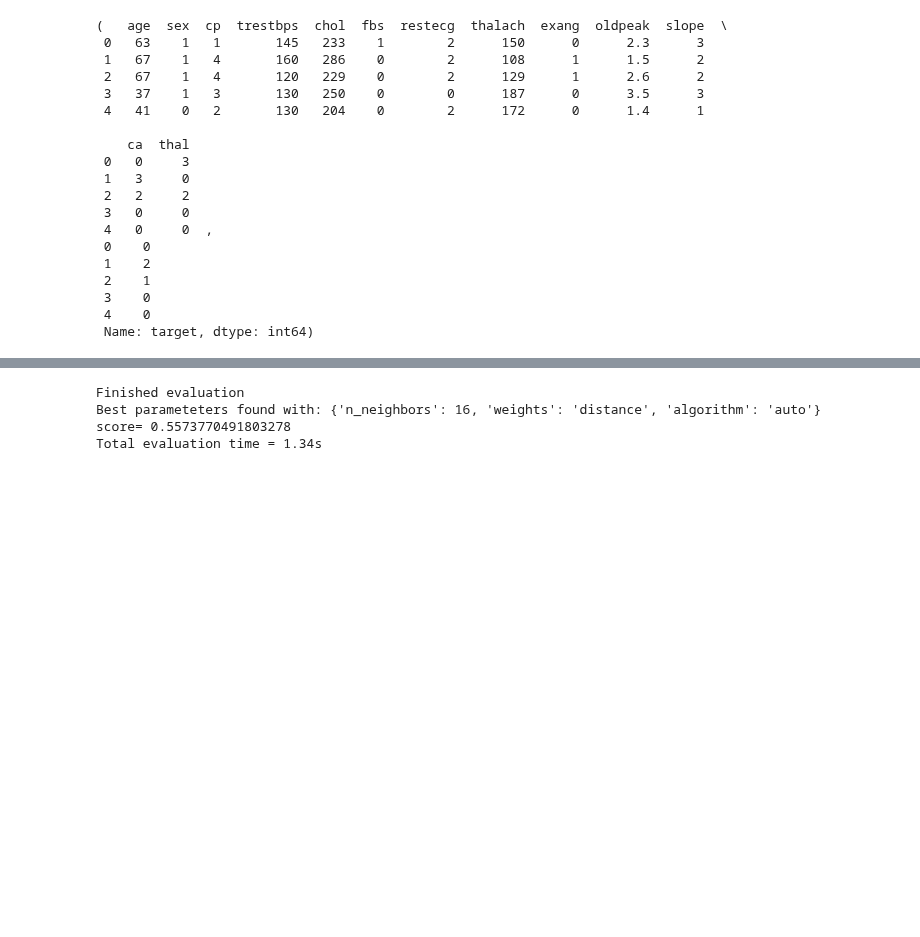
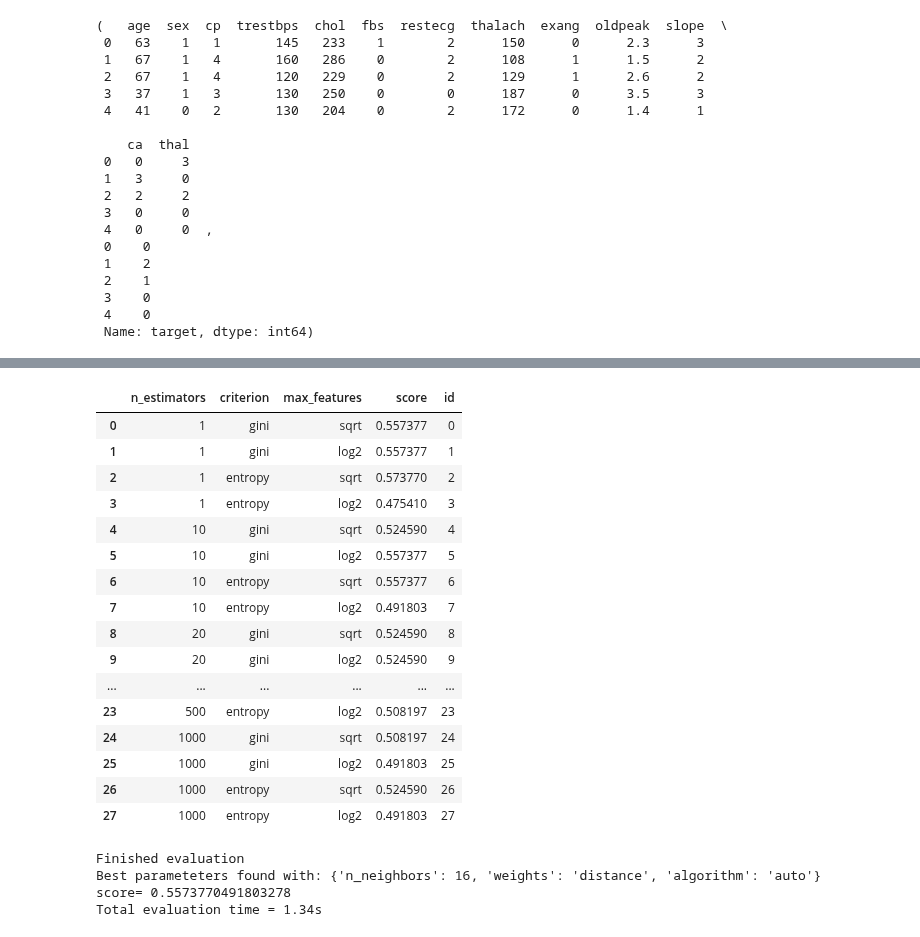
Before and after one commit to hitimr/ML_2020, a Jupyter notebook: Ex1/heart/rf.ipynb, the cells around one changed output, grey strips where cells are left out. Drawn from its saved outputs; the diff is of its cells as text; code cells hidden in the pictures; blank space fills up the shorter version.

```diff
--- a/Ex1/heart/rf.ipynb
+++ b/Ex1/heart/rf.ipynb
@@ -121,3 +137,23 @@ Total evaluation time = 5.37s
+# %%
+df_results
+# %% [output]
+|  | n_estimators | criterion | max_features | score | id |
+| 0 | 1 | gini | sqrt | 0.557377 | 0 |
+| 1 | 1 | gini | log2 | 0.557377 | 1 |
+| 2 | 1 | entropy | sqrt | 0.573770 | 2 |
+| 3 | 1 | entropy | log2 | 0.475410 | 3 |
+| 4 | 10 | gini | sqrt | 0.524590 | 4 |
+| 5 | 10 | gini | log2 | 0.557377 | 5 |
+| 6 | 10 | entropy | sqrt | 0.557377 | 6 |
+| 7 | 10 | entropy | log2 | 0.491803 | 7 |
+| 8 | 20 | gini | sqrt | 0.524590 | 8 |
+| 9 | 20 | gini | log2 | 0.524590 | 9 |
+| ... | ... | ... | ... | ... | ... |
+| 23 | 500 | entropy | log2 | 0.508197 | 23 |
+| 24 | 1000 | gini | sqrt | 0.508197 | 24 |
+| 25 | 1000 | gini | log2 | 0.491803 | 25 |
+| 26 | 1000 | entropy | sqrt | 0.524590 | 26 |
+| 27 | 1000 | entropy | log2 | 0.491803 | 27 |
 # %%
 # KNN
 params = {
```
Also changed, not shown: parts of 5 cells of this notebook, 4 other files.
